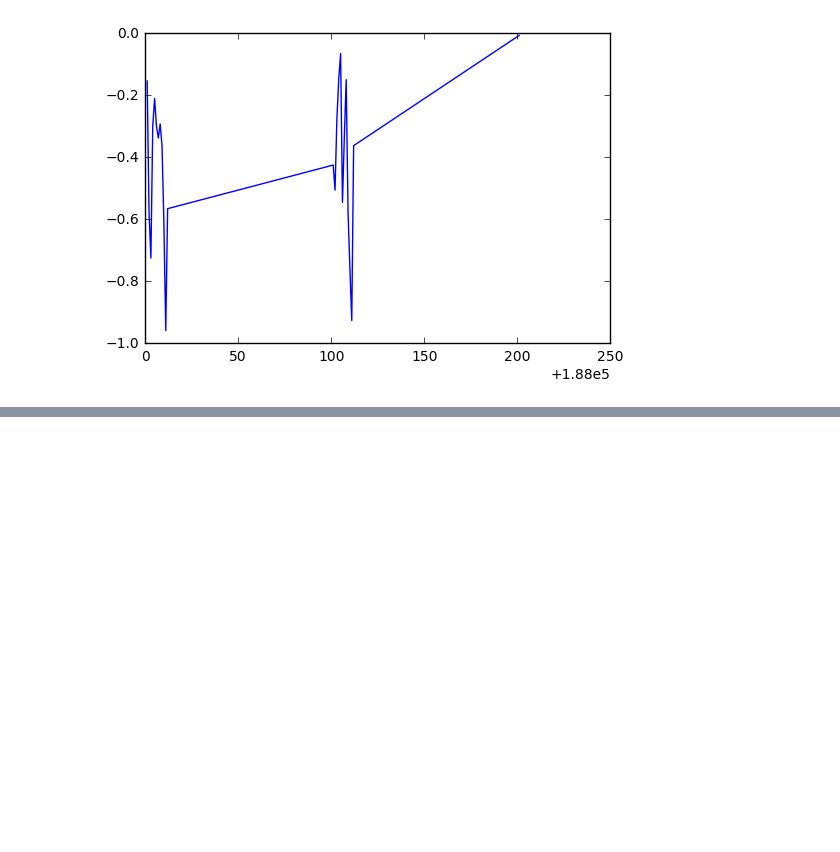
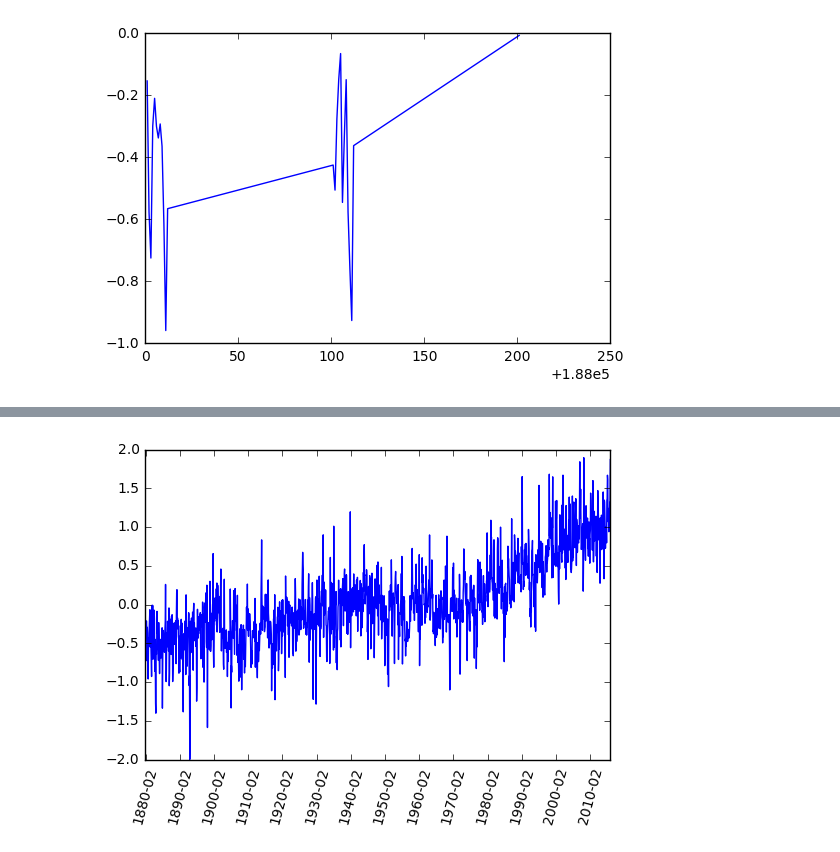
Before and after one commit to felipescobarv/notebooks, a Jupyter notebook: NOAA.ipynb, the cells around one changed output, grey strips where cells are left out. Saved outputs shown, nothing was run; the diff lists cells and outputs as text; code cells hidden in the pictures; blank space fills up the shorter version.

```diff
--- a/NOAA.ipynb
+++ b/NOAA.ipynb
@@ -98,0 +124,7 @@ pyplot.plot(T_land[0:25,0], T_land[0:25,1]);
+# %%
+pyplot.xticks(dummy[1::12*10],date[1::12*10], rotation=75)
+#it cuts january and start from february
+pyplot.plot(dummy, T_land[:, 1]);
+#start:stop:step; ::step
+# %% [output]
+[figure, added]
```
Also changed, not shown: parts of 10 cells of this notebook.
